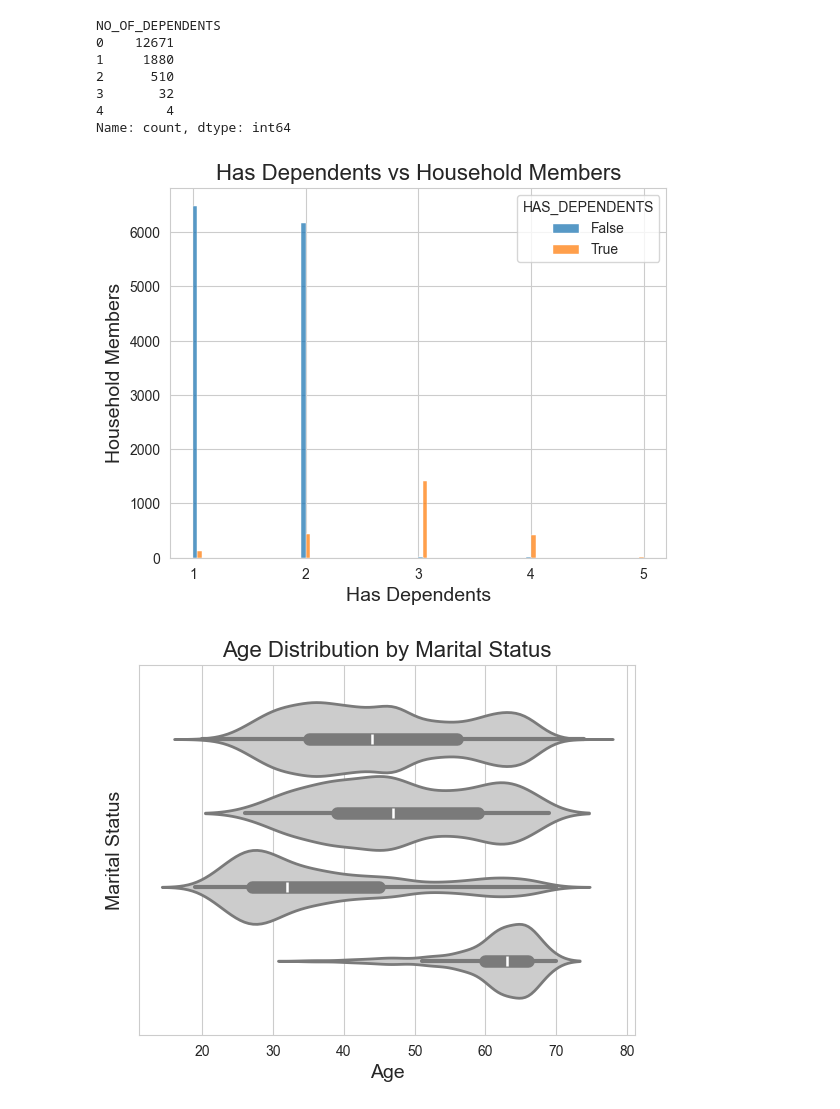
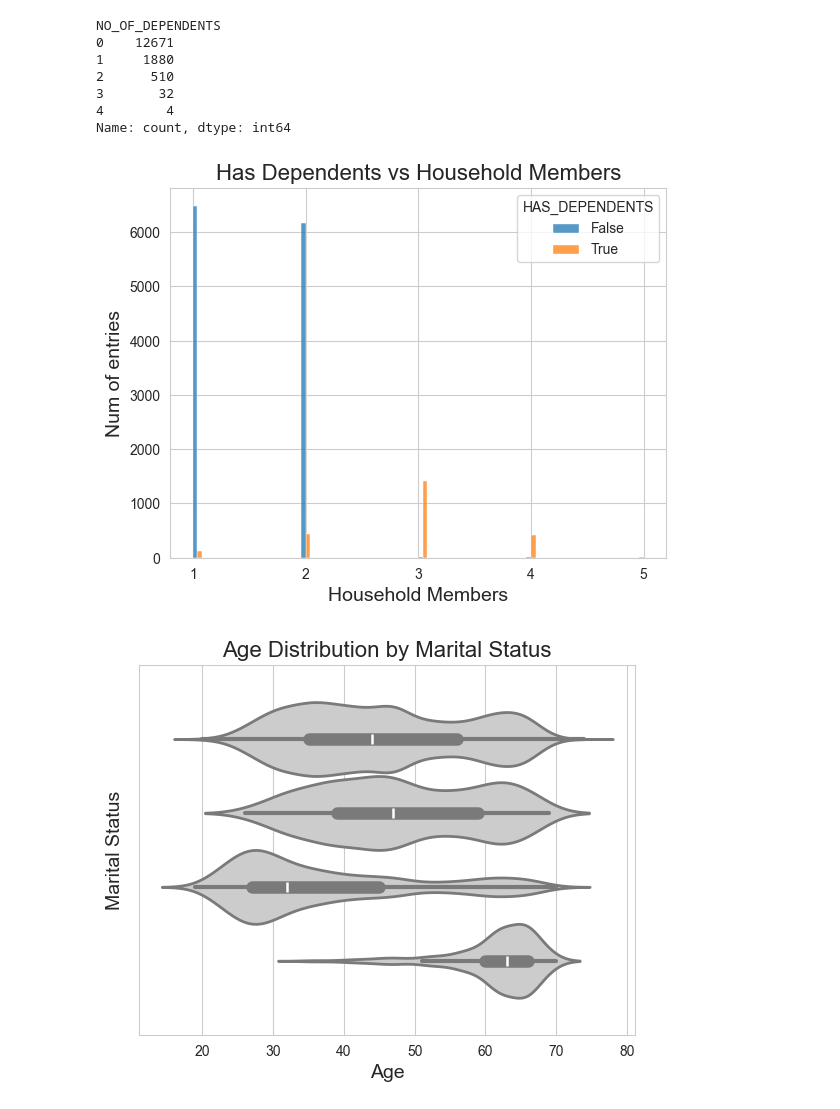
Before and after one commit to Michael-Pytel/Consumer-Loans-Analysis, a Jupyter notebook: src/eda_processing.ipynb, the cells around one changed output. Saved outputs shown, nothing was run; the diff lists cells and outputs as text; code cells hidden in the pictures.

```diff
--- a/src/eda_processing.ipynb
+++ b/src/eda_processing.ipynb
@@ -252,14 +252,14 @@ df.drop("NO_OF_DEPENDENTS", axis=1, inplace=True)
 # %%
 sns.histplot(hue="HAS_DEPENDENTS", x="HOUSEHOLD_MEMBERS", data=df, multiple="dodge")
 
 plt.title('Has Dependents vs Household Members', fontsize=16)
-plt.xlabel('Has Dependents', fontsize=14)
-plt.ylabel('Household Members', fontsize=14)
+plt.xlabel('Household Members', fontsize=14)
+plt.ylabel('Num of entries', fontsize=14)
 plt.xticks(range(1, 6))
 
 plt.show()
 # %% [output]
-[figure, old version]
+[figure, new version]
 # %%
 import warnings
 warnings.simplefilter(action='ignore', category=UserWarning)
```
Also changed, not shown: parts of 9 cells of this notebook.
